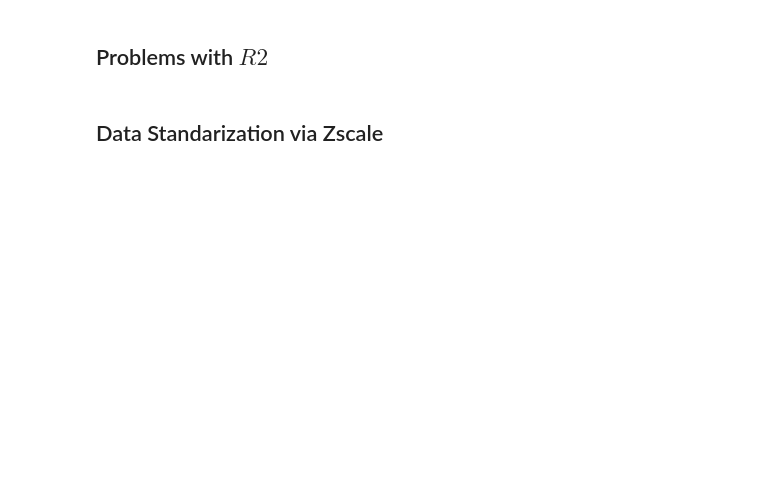
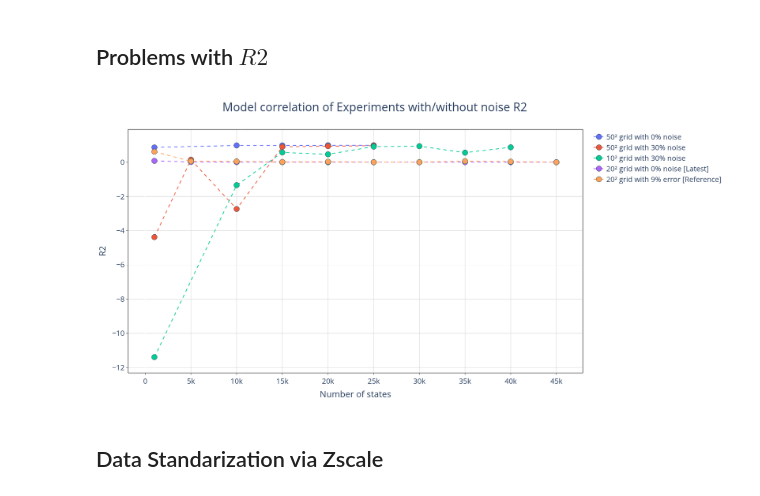
Before and after one commit to 4df31/QD-Biexciton-cascade-and-polarization-orientation-effect-on-QKD-protocol-E91, a Jupyter notebook: Plots.ipynb, the cells around one changed output. Saved outputs shown, nothing was run; the diff lists cells and outputs as text; code cells hidden in the pictures; blank space fills up the shorter version.

```diff
--- a/Plots.ipynb
+++ b/Plots.ipynb
@@ -758,7 +742,7 @@ fig = make_subplots(
 # Agregar la primera fila (row=1)
 fig.add_trace(
     go.Scatter(
-        x=df_50_pure['Nstates'],
+        x=df_50_pure['N_states'],
         y=df_50_pure['R2'],
         mode='lines+markers',
         name='50² grid with 0% noise',
@@ -770,7 +754,7 @@ fig.add_trace(
 # Agregar la segunda fila (row=2)
 fig.add_trace(
     go.Scatter(
-        x=df_50_error['Nstates'],
+        x=df_50_error['N_states'],
         y=df_50_error['R2'],
         mode='lines+markers',
         name='50² grid with 30% noise',
@@ -782,7 +766,7 @@ fig.add_trace(
 # Agregar la tercera fila (row=3)
 fig.add_trace(
     go.Scatter(
-        x=df_10_error['Nstates'],
+        x=df_10_error['N_states'],
         y=df_10_error['R2'],
         mode='lines+markers',
         name='10² grid with 30% noise',
@@ -790,7 +774,7 @@ fig.add_trace(
     ),
     row=1, col=1
 )
-"""
+#"""
 fig.add_trace(go.Scatter(
     x = results_df.loc[results_df['Noise'] == 0.0, 'N_states'],
     y = results_df.loc[results_df['Noise'] == 0.0, 'R2'],
@@ -806,7 +790,7 @@ fig.add_trace(go.Scatter(
     mode='lines+markers',
     line=dict(dash='dash')
 ))
-"""
+#"""
 
 fig.update_traces(marker=dict(size=15, line=dict(width=1, color='DarkSlateGrey')))
 fig.update_layout(
@@ -815,33 +799,35 @@ fig.update_layout(
     font=dict(size=20),
     paper_bgcolor='white',
     plot_bgcolor='white',
     title={
         'text': "Model correlation of Experiments with/without noise R2",
         'font': {'size': 32},
         'x' :0.2
     },
     #title_text="Root Mean Squared Error"
 )
 fig.update_xaxes(
     mirror=True,
     ticks='outside',
     showline=True,
     linecolor='black',
     gridcolor='lightgrey',
     title_text='Number of states'
 
 )
 fig.update_yaxes(
     mirror=True,
     ticks='outside',
     showline=True,
     zeroline=True,
     linecolor='black',
     gridcolor='lightgrey',
     #type='log',
     title_text='R2'
 )
 fig.show()
+# %% [output]
+[figure, added]
 # %% [markdown]
 ## Data Standarization via Zscale
 # %%
```
Also changed, not shown: parts of 24 cells of this notebook, 6 other files.
